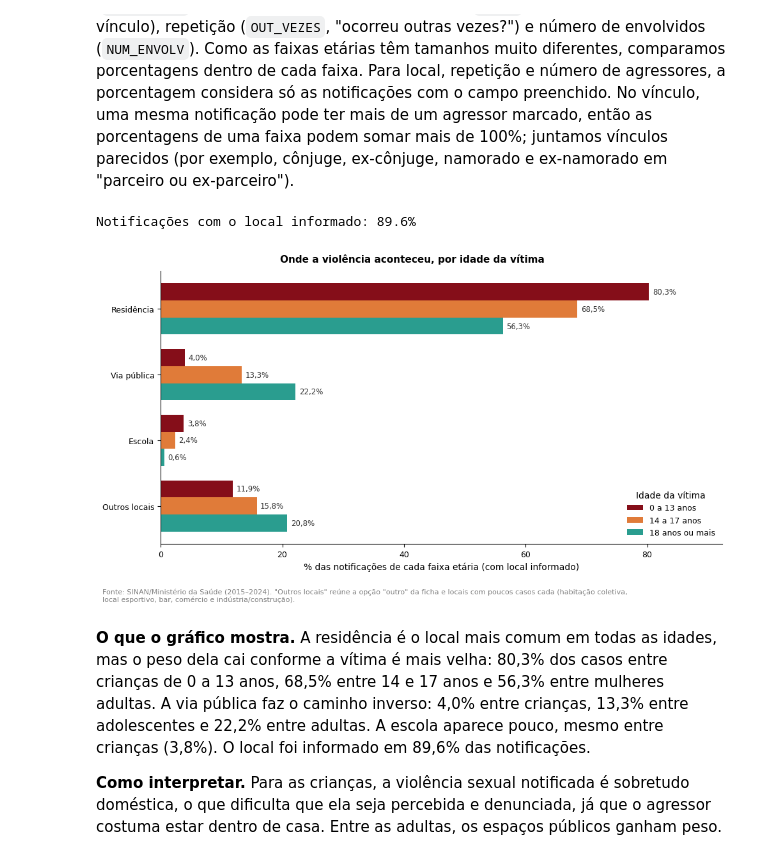
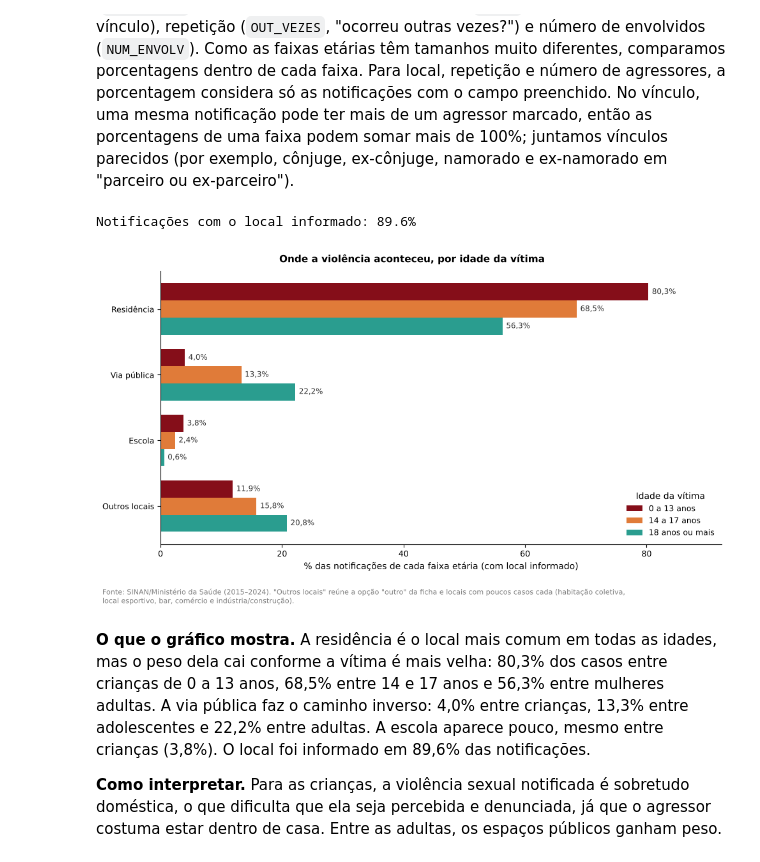
Before and after one commit to gabrielleazev/aedv-violencia-sexual, a Jupyter notebook: notebooks/relatorio_final.ipynb, the cells around one changed output. Drawn from its saved outputs; the diff is of its cells as text; code cells hidden in the pictures.

```diff
--- a/notebooks/relatorio_final.ipynb
+++ b/notebooks/relatorio_final.ipynb
@@ -431,36 +528,25 @@ Variação 2019 → 2020: -13.4%
 
 **Como interpretar.** A queda de 2020 não indica necessariamente menos violência: com o isolamento social e os serviços de saúde sobrecarregados, menos vítimas chegaram a um atendimento onde o caso pudesse ser notificado. Em 2021 a taxa já havia superado o patamar pré-pandemia. Da mesma forma, o crescimento ao longo da década mistura dois efeitos que estes dados não permitem separar: o aumento real da violência e a ampliação da capacidade de notificação dos serviços. Os registros policiais (FBSP), analisados na pergunta 7, ajudam a avaliar se a tendência aparece também fora do sistema de saúde.
 # %%
-# 1. Limpa e converte o código da UF no SINAN para inteiro (ex: "35" -> 35)
-sinan["COD_UF"] = pd.to_numeric(limpa_codigo(sinan["SG_UF_NOT"]), errors="coerce")
-
-# 2. Agrega as notificações por código da UF (2015-2024)
-df_uf = sinan.dropna(subset=["COD_UF"]).groupby("COD_UF").size().reset_index(name="notificacoes")
-df_uf["COD_UF"] = df_uf["COD_UF"].astype(int)
-
-# 3. Junta com a população feminina de cada UF (pop_uf) para calcular a taxa anual
-pop_estados = pop_uf[pop_uf["UF"] != "Total"].copy()
-pop_estados["COD_UF"] = pop_estados["UF"].str.slice(0, 2).astype(int)
-pop_estados["pop_soma_10anos"] = pop_estados[anos].sum(axis=1)
-
+# 1. Notificações por UF de notificação (2015-2024) e taxa média anual por 100 mil mulheres
+df_uf = sinan.groupby("COD_UF").size().reset_index(name="notificacoes")
 df_uf = df_uf.merge(pop_estados[["COD_UF", "pop_soma_10anos"]], on="COD_UF")
 df_uf["taxa_anual_100mil"] = (df_uf["notificacoes"] / df_uf["pop_soma_10anos"] * 100_000).round(1)
 
-# 4. Baixa o mapa oficial do Brasil por Estados
+# 2. Mapa oficial do Brasil por estados (baixado uma vez e reaproveitado nas seções 3, 6 e 8)
 mapa_brasil = geobr.read_state(year=2020)
 mapa_brasil["code_state"] = mapa_brasil["code_state"].astype(int)
 
-# 5. Faz o cruzamento pelo código numérico do IBGE (code_state == COD_UF)
+# 3. Faz o cruzamento pelo código numérico do IBGE (code_state == COD_UF)
 mapa_merge = mapa_brasil.merge(df_uf, left_on="code_state", right_on="COD_UF")
 
-# 6. Divisas das cinco grandes regiões, desenhadas por cima das divisas dos estados
+# 4. Divisas das cinco grandes regiões, desenhadas por cima das divisas dos estados
 try:
     regioes = geobr.read_region(year=2020)
 except Exception:  # se o download falhar, junta os estados de cada região
     regioes = mapa_brasil.dissolve(by="code_region")
 
-# 7. Dois mapas lado a lado: volume absoluto e taxa por 100 mil mulheres
-fmt_mil = FuncFormatter(lambda v, _: ptbr_curto(v / 1000))  # 10.000 -> "10" (o "mil" vai no rótulo da escala)
+# 5. Dois mapas lado a lado: volume absoluto e taxa por 100 mil mulheres
 fig, (ax1, ax2) = plt.subplots(1, 2, figsize=(12, 6))
 for ax, coluna, passo, titulo, rotulo, formato in [
     (ax1, "notificacoes", 10_000, "Volume: total de notificações", "Notificações (em milhares)", fmt_mil),
@@ -638,9 +724,9 @@ pop_idade = pop_idade[pop_idade["FAIXA_POP"].str.contains("anos", na=False)].cop
 pop_idade["FAIXA_POP"] = pop_idade["FAIXA_POP"].str.strip()
 pop_idade["pop_total"] = pop_idade[anos].astype(int).sum(axis=1)   # soma 2015–2024 (ignora 2014)
 
+# as faixas da população são as mesmas da coluna FAIXA_POP criada na limpeza
 faixas_pop = pop_idade["FAIXA_POP"].tolist()
-sinan["FAIXA_POP"] = pd.cut(sinan["IDADE"], bins=[-1, 4, 9, 14, 19, 29, 39, 49, 59, 69, 79, 200],
-                            labels=faixas_pop)
+assert faixas_pop == FAIXAS_POP
 
 notif = sinan["FAIXA_POP"].value_counts().reindex(faixas_pop).values
 tabela_p3 = pd.DataFrame({
@@ -1057,47 +1112,35 @@ As notificações se concentram em meninas: mais da metade das vítimas tem meno
 mapa_local = {"1": "Residência", "2": "Habitação coletiva", "3": "Escola", "4": "Local de prática esportiva",
               "5": "Bar ou similar", "6": "Via pública", "7": "Comércio/serviços", "8": "Indústria/construção",
               "9": "Outro"}
 sinan["LOCAL_NOME"] = limpa_codigo(sinan["LOCAL_OCOR"]).str.lstrip("0").map(mapa_local).fillna("Ignorado")
 sinan["REPETICAO"] = limpa_codigo(sinan["OUT_VEZES"]).map({"1": "Sim", "2": "Não"}).fillna("Ignorado")
 sinan["MULTIPLOS_AGRESSORES"] = limpa_codigo(sinan["NUM_ENVOLV"]).map({"1": "Um", "2": "Dois ou mais"}).fillna("Ignorado")
 
 # 2. Distribuição dos locais dentro de cada faixa etária (só notificações com o local informado)
-cores_faixa = {"0 a 13 anos": VERMELHO, "14 a 17 anos": "#E07B39", "18 anos ou mais": "#2A9D8F"}
 locais_principais = ["Residência", "Via pública", "Escola"]
 validos = sinan[(sinan["LOCAL_NOME"] != "Ignorado") & sinan["FAIXA"].notna()]
 pct_local = pd.crosstab(validos["FAIXA"], validos["LOCAL_NOME"], normalize="index") * 100
 # "Outros locais": a opção "outro" da ficha mais os cinco locais com poucos casos cada
 pct_local["Outros locais"] = pct_local.drop(columns=locais_principais, errors="ignore").sum(axis=1)
 pct_local = pct_local.reindex(columns=locais_principais + ["Outros locais"], fill_value=0).round(1)
 print(f"Notificações com o local informado: {len(validos) / sinan['FAIXA'].notna().sum() * 100:.1f}%")
 
 # 3. Barras horizontais agrupadas: um grupo por local, uma barra por faixa etária
 fig, ax = plt.subplots(figsize=(10, 5))
-y = np.arange(len(pct_local.columns))
-altura = 0.26
-for k, faixa in enumerate(pct_local.index):
-    valores = pct_local.loc[faixa].to_numpy()
-    barras = ax.barh(y + (k - 1) * altura, valores, height=altura, color=cores_faixa[faixa], label=faixa)
-    for b, v in zip(barras, valores):
-        ax.annotate(f"{v:.1f}%".replace(".", ","), (v, b.get_y() + b.get_height() / 2), xytext=(4, 0),
-                    textcoords="offset points", va="center", fontsize=8.5, color="#333333")
-ax.set_yticks(y)
-ax.set_yticklabels(pct_local.columns)
-ax.invert_yaxis()
-ax.set_xlim(0, pct_local.to_numpy().max() * 1.15)
+barras_por_faixa(ax, pct_local)
 ax.set_xlabel("% das notificações de cada faixa etária (com local informado)")
 ax.legend(title="Idade da vítima", frameon=False, loc="lower right")
 ax.spines[["top", "right"]].set_visible(False)
 plt.tight_layout()
 nota_de_fonte(fig, "Fonte: SINAN/Ministério da Saúde (2015–2024). \"Outros locais\" reúne a opção \"outro\" da ficha e "
                    "locais com poucos casos cada (habitação coletiva,\nlocal esportivo, bar, comércio e "
                    "indústria/construção).")
 titulo_na_imagem(fig, "Onde a violência aconteceu, por idade da vítima")
 plt.savefig("../figures/p4_local_por_idade.png", dpi=200, bbox_inches="tight")
 plt.show()
 # %% [output]
 Notificações com o local informado: 89.6%
-[figure, old version]
+[figure, new version]
 # %% [markdown]
 **O que o gráfico mostra.** A residência é o local mais comum em todas as idades, mas o peso dela cai conforme a vítima é mais velha: 80,3% dos casos entre crianças de 0 a 13 anos, 68,5% entre 14 e 17 anos e 56,3% entre mulheres adultas. A via pública faz o caminho inverso: 4,0% entre crianças, 13,3% entre adolescentes e 22,2% entre adultas. A escola aparece pouco, mesmo entre crianças (3,8%). O local foi informado em 89,6% das notificações.
 
```
Also changed, not shown: parts of 29 cells of this notebook.
